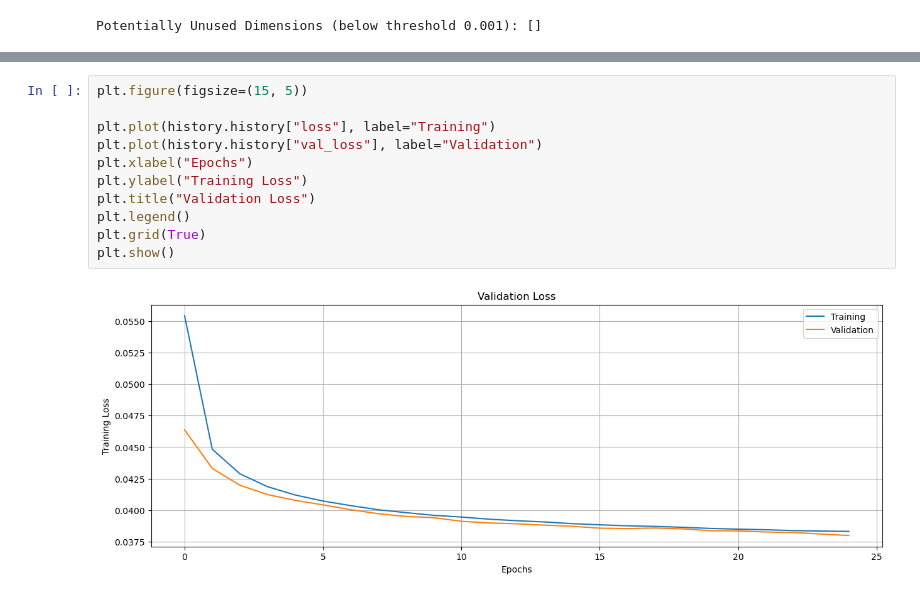
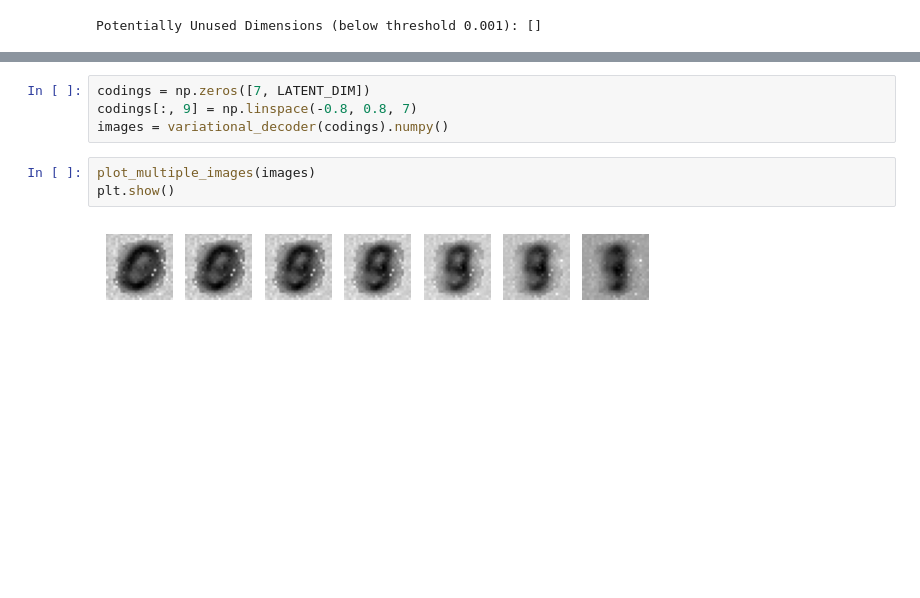
Before and after one commit to MartinRajniak/hands-on-ml-exercises, a Jupyter notebook: 17_autoencoders_gans_and_diffusion_models/11_variational_autoencoder_basic.ipynb, the cells around one changed output, grey strips where cells are left out. Cells and saved outputs as stored; diff of their text form; blank space fills up the shorter version.

```diff
--- a/17_autoencoders_gans_and_diffusion_models/11_variational_autoencoder_basic.ipynb
+++ b/17_autoencoders_gans_and_diffusion_models/11_variational_autoencoder_basic.ipynb
@@ -196,13 +265,9 @@ Adjusted Rand Index (ARI): 0.4849913009797973
-# %%
-plt.figure(figsize=(15, 5))
-
-plt.plot(history.history["loss"], label="Training")
-plt.plot(history.history["val_loss"], label="Validation")
-plt.xlabel("Epochs")
-plt.ylabel("Training Loss")
-plt.title("Validation Loss")
-plt.legend()
-plt.grid(True)
-plt.show()
-# %% [output]
-[figure, removed]
+# %%
+codings = np.zeros([7, LATENT_DIM])
+codings[:, 9] = np.linspace(-0.8, 0.8, 7)
+images = variational_decoder(codings).numpy()
+# %%
+plot_multiple_images(images)
+plt.show()
+# %% [output]
+[figure, added]
```
Also changed, not shown: parts of 12 cells of this notebook.
